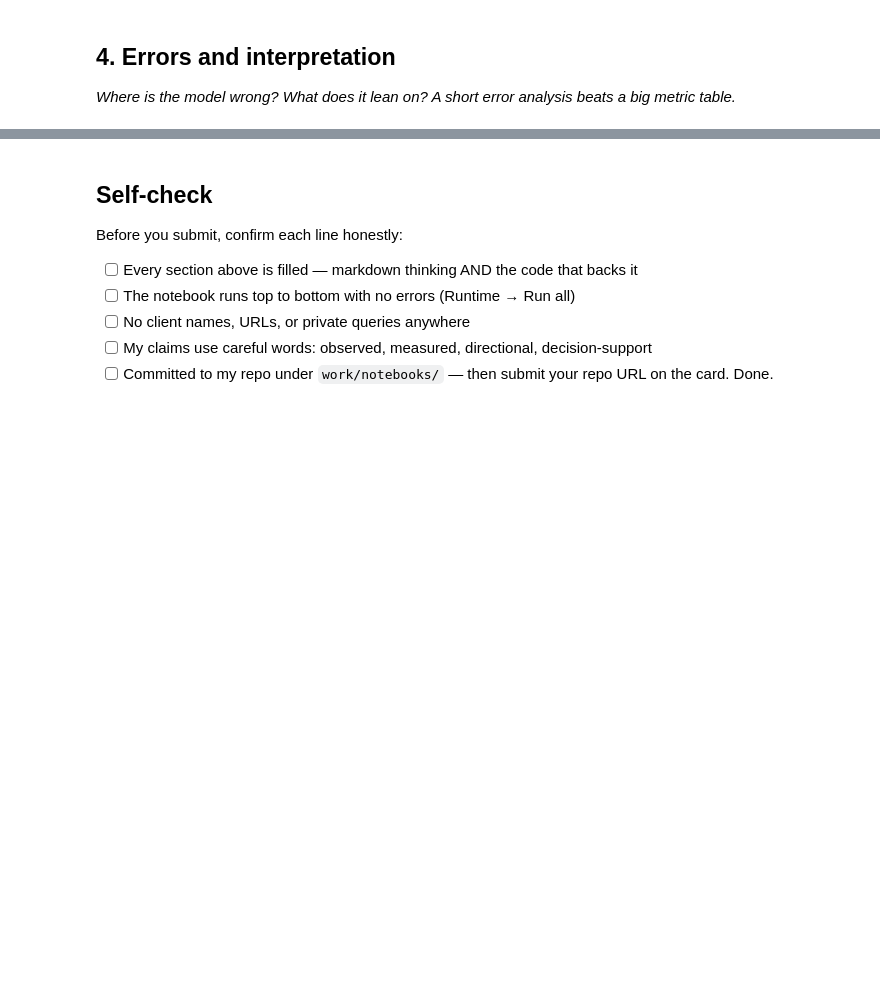
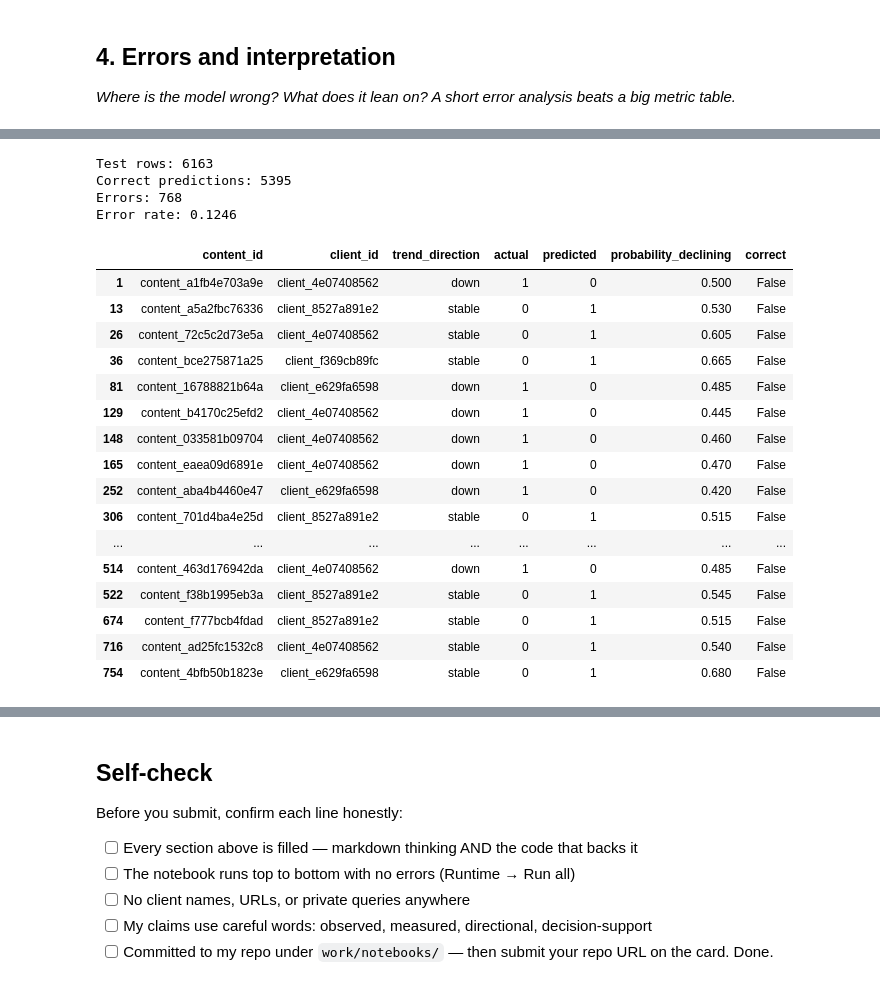
Before and after one commit to Srilaya30/flyrank-ml-internship, a Jupyter notebook: work/notebooks/w05_model.ipynb, the cells around one changed output, grey strips where cells are left out. Drawn from its saved outputs; the diff is of its cells as text; code cells hidden in the pictures; blank space fills up the shorter version.

```diff
--- a/work/notebooks/w05_model.ipynb
+++ b/work/notebooks/w05_model.ipynb
@@ -27,3 +161,18 @@ This skeleton is yours to fill. Work the sections **in order** — each one has
 # %%
 # This cell is for CODE (numbers, a query, a check).
 # Write your text answer in the cell ABOVE this one — typing sentences here breaks Run All.
+from sklearn.ensemble import RandomForestClassifier
+
+model = RandomForestClassifier(
+    n_estimators=200,
+    random_state=42,
+    class_weight="balanced",
+    n_jobs=-1
+)
+
+model.fit(X_train, y_train)
+
+y_pred = model.predict(X_test)
+y_prob = model.predict_proba(X_test)[:, 1]
+
+print("Model training completed.")
@@ -34,3 +251,50 @@ This skeleton is yours to fill. Work the sections **in order** — each one has
 # %%
 # This cell is for CODE (numbers, a query, a check).
 # Write your text answer in the cell ABOVE this one — typing sentences here breaks Run All.
+error_df = df.iloc[test_idx][
+    ["content_id", "client_id", "trend_direction"]
+].copy()
+
+error_df["actual"] = y_test.to_numpy()
+error_df["predicted"] = y_pred
+error_df["probability_declining"] = y_prob
+
+error_df["correct"] = (
+    error_df["actual"] == error_df["predicted"]
+)
+
+errors = error_df[
+    ~error_df["correct"]
+].copy()
+
+print("Test rows:", len(error_df))
+print("Correct predictions:", error_df["correct"].sum())
+print("Errors:", len(errors))
+print(
+    "Error rate:",
+    round(len(errors) / len(error_df), 4)
+)
+
+display(errors.head(20))
+# %% [output]
+Test rows: 6163
+Correct predictions: 5395
+Errors: 768
+Error rate: 0.1246
+|  | content_id | client_id | trend_direction | actual | predicted | probability_declining | correct |
+| 1 | content_a1fb4e703a9e | client_4e07408562 | down | 1 | 0 | 0.500 | False |
+| 13 | content_a5a2fbc76336 | client_8527a891e2 | stable | 0 | 1 | 0.530 | False |
+| 26 | content_72c5c2d73e5a | client_4e07408562 | stable | 0 | 1 | 0.605 | False |
+| 36 | content_bce275871a25 | client_f369cb89fc | stable | 0 | 1 | 0.665 | False |
+| 81 | content_16788821b64a | client_e629fa6598 | down | 1 | 0 | 0.485 | False |
+| 129 | content_b4170c25efd2 | client_4e07408562 | down | 1 | 0 | 0.445 | False |
+| 148 | content_033581b09704 | client_4e07408562 | down | 1 | 0 | 0.460 | False |
+| 165 | content_eaea09d6891e | client_4e07408562 | down | 1 | 0 | 0.470 | False |
+| 252 | content_aba4b4460e47 | client_e629fa6598 | down | 1 | 0 | 0.420 | False |
+| 306 | content_701d4ba4e25d | client_8527a891e2 | stable | 0 | 1 | 0.515 | False |
+| ... | ... | ... | ... | ... | ... | ... | ... |
+| 514 | content_463d176942da | client_4e07408562 | down | 1 | 0 | 0.485 | False |
+| 522 | content_f38b1995eb3a | client_8527a891e2 | stable | 0 | 1 | 0.545 | False |
+| 674 | content_f777bcb4fdad | client_8527a891e2 | stable | 0 | 1 | 0.515 | False |
+| 716 | content_ad25fc1532c8 | client_4e07408562 | stable | 0 | 1 | 0.540 | False |
+| 754 | content_4bfb50b1823e | client_e629fa6598 | stable | 0 | 1 | 0.680 | False |
```
Also changed, not shown: parts of 13 cells of this notebook.
